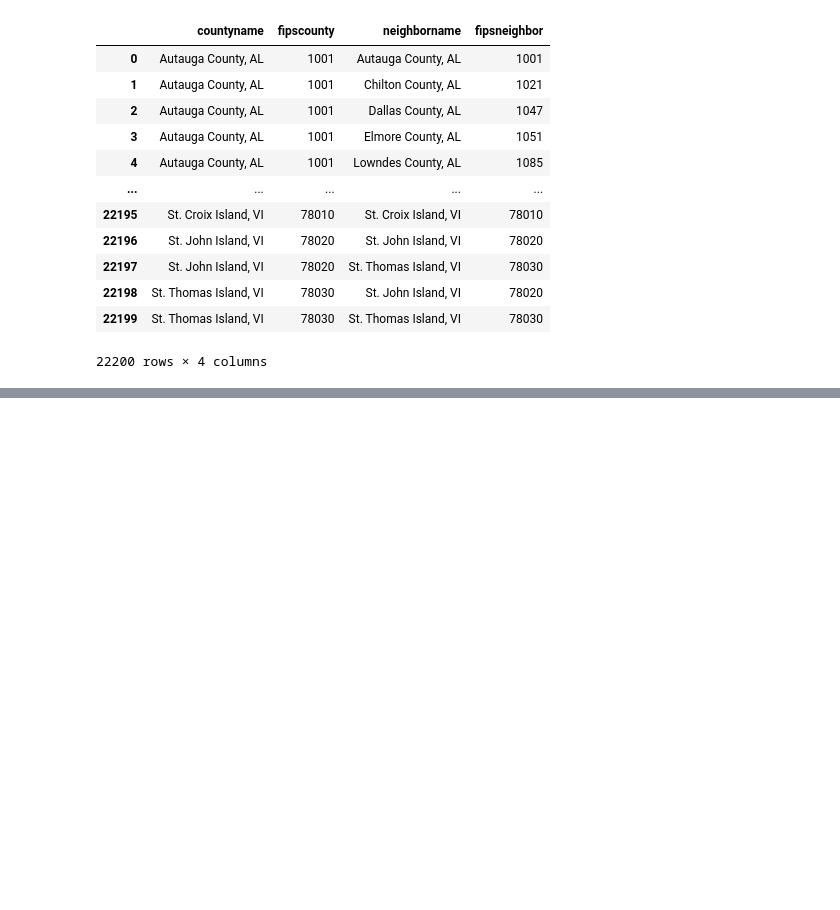
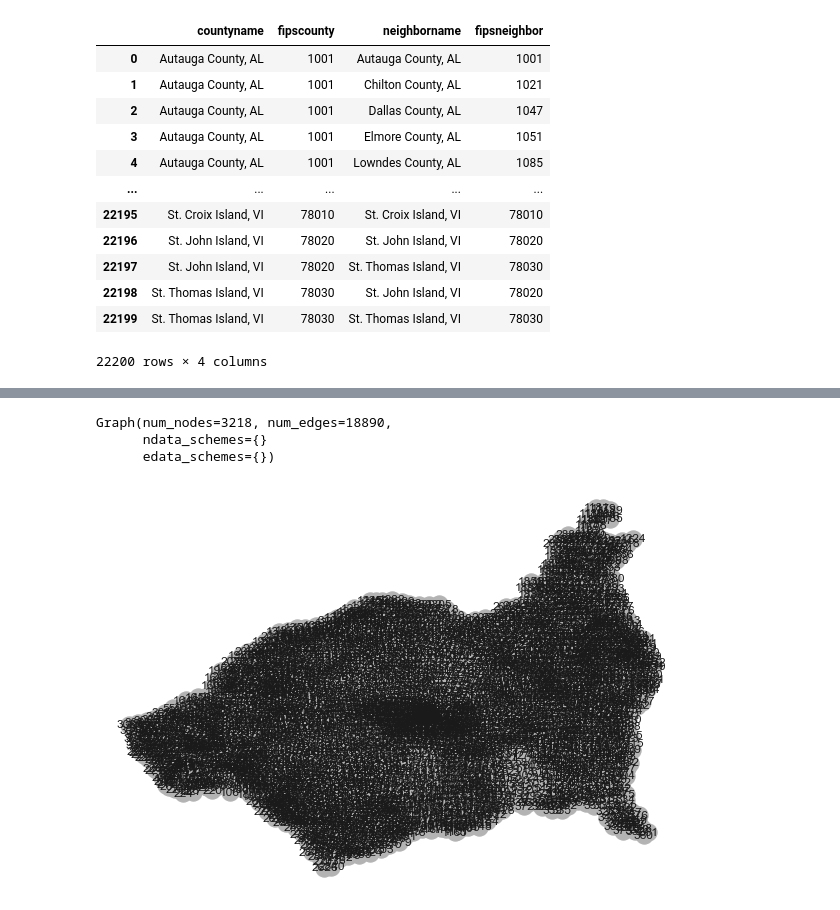
Before and after one commit to kamibrumi/hackviolet2021, a Jupyter notebook: test_analysis.ipynb, the cells around one changed output, grey strips where cells are left out. Cells and saved outputs as stored; diff of their text form; code cells hidden in the pictures; blank space fills up the shorter version.

```diff
--- a/test_analysis.ipynb
+++ b/test_analysis.ipynb
@@ -198,3 +190,5 @@ county_adjacency_df
 | 22198 | St. Thomas Island, VI | 78030 | St. John Island, VI | 78020 |
 | 22199 | St. Thomas Island, VI | 78030 | St. Thomas Island, VI | 78030 |
 22200 rows × 4 columns
+# %%
+county_adjacency_only_fips = county_adjacency_df[["fipscounty", "fipsneighbor"]]
@@ -200,0 +223,15 @@ county_adjacency_df
+# %%
+# associating the ids to the source and destination nodes that we assigned when creating the nodes dataframe
+ids_src_nodes = list()
+ids_dst_nodes = list()
+for i in range(fipscouty.shape[0]):
+    id_to_append_src = nodes_df.loc[nodes_df['fips'] == fipscouty[i], 'id'].to_numpy()
+    id_to_append_dst = nodes_df.loc[nodes_df['fips'] == fipsneighbor[i], 'id'].to_numpy()
+
+    if (id_to_append_src.shape[0] != 0 and id_to_append_dst.shape[0] != 0):
+        ids_src_nodes.append(id_to_append_src[0])
+        ids_dst_nodes.append(id_to_append_dst[0])
+
+print(ids_src_nodes)
+print('--')
+print(ids_dst_nodes)
@@ -200,0 +242,7 @@ county_adjacency_df
+# %%
+ids_src_nodes = np.asarray(ids_src_nodes, dtype=np.int64)
+ids_dst_nodes = np.asarray(ids_dst_nodes, dtype=np.int64)
+
+stack_edges = np.hstack([ids_src_nodes.reshape((ids_src_nodes.shape[0],1)), ids_dst_nodes.reshape((ids_dst_nodes.shape[0],1))])
+edges_df = pd.DataFrame(data=stack_edges, columns=["src", "dst"])
+edges_df
@@ -200,0 +266,27 @@ county_adjacency_df
+# %%
+import torch
+import dgl
+
+# now let's create the dgl graph
+src = edges_df['src'].to_numpy()
+dst = edges_df['dst'].to_numpy()
+
+# Create a DGL graph from a pair of numpy arrays
+g = dgl.graph((src, dst))
+
+# Print a graph gives some meta information such as number of nodes and edges.
+print(g)
+# %% [output]
+Graph(num_nodes=3218, num_edges=18890,
+      ndata_schemes={}
+      edata_schemes={})
+# %%
+import networkx as nx
+# Since the actual graph is undirected, we convert it for visualization
+# purpose.
+nx_g = g.to_networkx().to_undirected()
+# Kamada-Kawaii layout usually looks pretty for arbitrary graphs
+pos = nx.kamada_kawai_layout(nx_g)
+nx.draw(nx_g, pos, with_labels=True, node_color=[[.7, .7, .7]])
+# %% [output]
+[figure, added]
```
Also changed, not shown: parts of 14 cells of this notebook.
